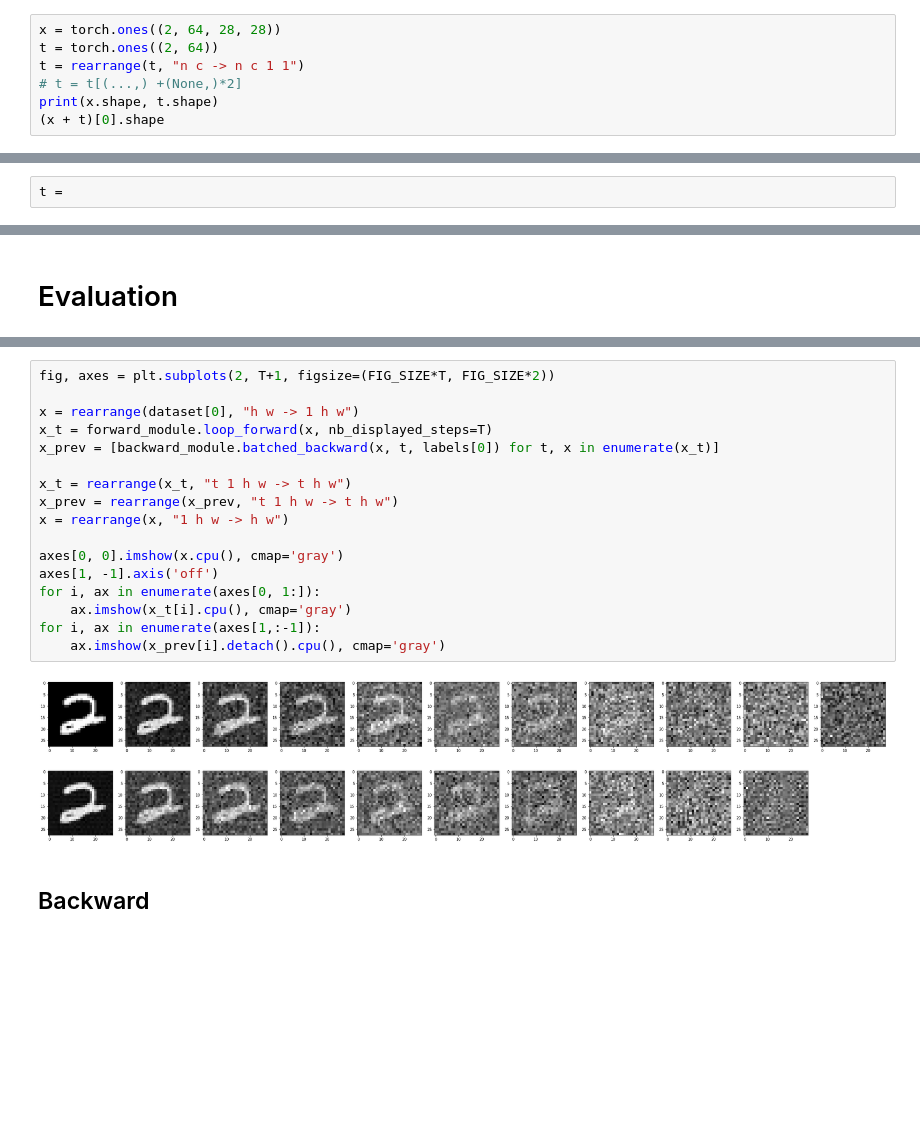
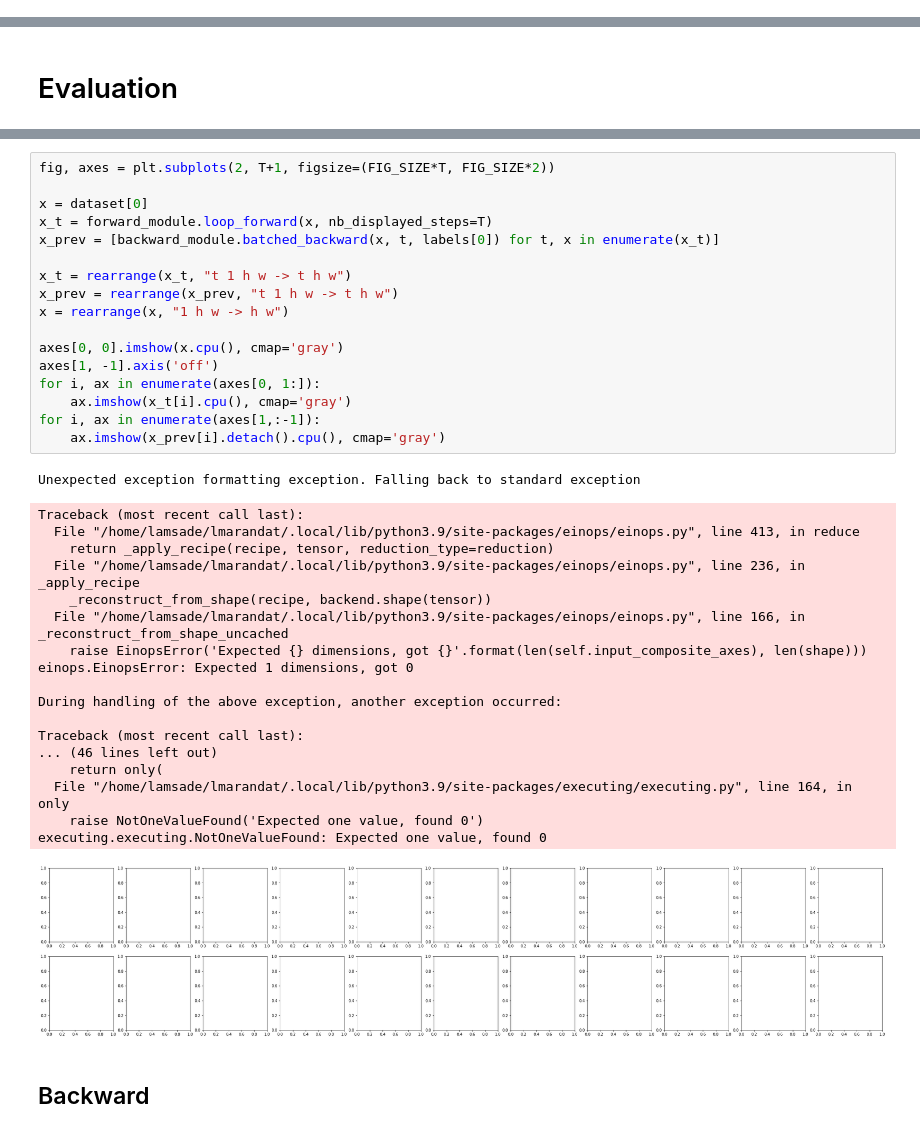
Before and after one commit to lucasmrdt/diffusion-model, a Jupyter notebook: notebooks/model_on_mnist.ipynb, the cells around one changed output, grey strips where cells are left out. Drawn from its saved outputs; the diff is of its cells as text; blank space fills up the shorter version.

```diff
--- a/notebooks/model_on_mnist.ipynb
+++ b/notebooks/model_on_mnist.ipynb
@@ -82,10 +82,3 @@ def check_embedding(base, embedding_model):
     plt.title("Distance matrix")
     plt.imshow(dist_matrix, cmap='gray')
     plt.colorbar()
-# %%
-x = torch.ones((2, 64, 28, 28))
-t = torch.ones((2, 64))
-t = rearrange(t, "n c -> n c 1 1")
-# t = t[(...,) +(None,)*2]
-print(x.shape, t.shape)
-(x + t)[0].shape
@@ -95,2 +84,0 @@ torch.Size([64, 28, 28])
-# %%
-t =
@@ -207,22 +176,40 @@ TypeError: Invalid shape (1, 28, 28) for image data
 # %%
 fig, axes = plt.subplots(2, T+1, figsize=(FIG_SIZE*T, FIG_SIZE*2))
 
-x = rearrange(dataset[0], "h w -> 1 h w")
+x = dataset[0]
 x_t = forward_module.loop_forward(x, nb_displayed_steps=T)
 x_prev = [backward_module.batched_backward(x, t, labels[0]) for t, x in enumerate(x_t)]
 
 x_t = rearrange(x_t, "t 1 h w -> t h w")
 x_prev = rearrange(x_prev, "t 1 h w -> t h w")
 x = rearrange(x, "1 h w -> h w")
 
 axes[0, 0].imshow(x.cpu(), cmap='gray')
 axes[1, -1].axis('off')
 for i, ax in enumerate(axes[0, 1:]):
     ax.imshow(x_t[i].cpu(), cmap='gray')
 for i, ax in enumerate(axes[1,:-1]):
     ax.imshow(x_prev[i].detach().cpu(), cmap='gray')
 # %% [output]
+Unexpected exception formatting exception. Falling back to standard exception
+Traceback (most recent call last):
+  File "/home/lamsade/lmarandat/.local/lib/python3.9/site-packages/einops/einops.py", line 413, in reduce
+    return _apply_recipe(recipe, tensor, reduction_type=reduction)
+  File "/home/lamsade/lmarandat/.local/lib/python3.9/site-packages/einops/einops.py", line 236, in _apply_recipe
+    _reconstruct_from_shape(recipe, backend.shape(tensor))
+  File "/home/lamsade/lmarandat/.local/lib/python3.9/site-packages/einops/einops.py", line 166, in _reconstruct_from_shape_uncached
+    raise EinopsError('Expected {} dimensions, got {}'.format(len(self.input_composite_axes), len(shape)))
+einops.EinopsError: Expected 1 dimensions, got 0
+
+During handling of the above exception, another exception occurred:
+
+Traceback (most recent call last):
+... (46 lines left out)
+    return only(
+  File "/home/lamsade/lmarandat/.local/lib/python3.9/site-packages/executing/executing.py", line 164, in only
+    raise NotOneValueFound('Expected one value, found 0')
+executing.executing.NotOneValueFound: Expected one value, found 0
-[figure, old version]
+[figure, new version]
 # %% [markdown]
 ## Backward
 # %%
```
Also changed, not shown: parts of 15 cells of this notebook, 1 other file.
